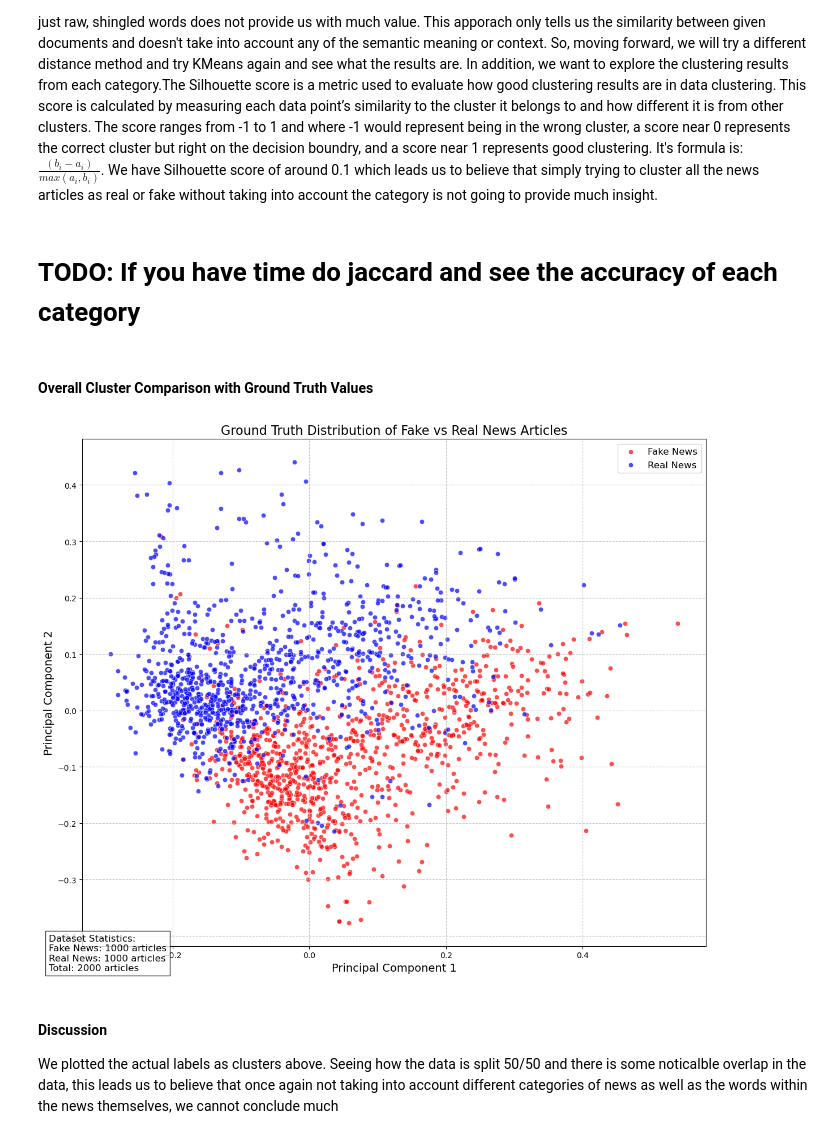
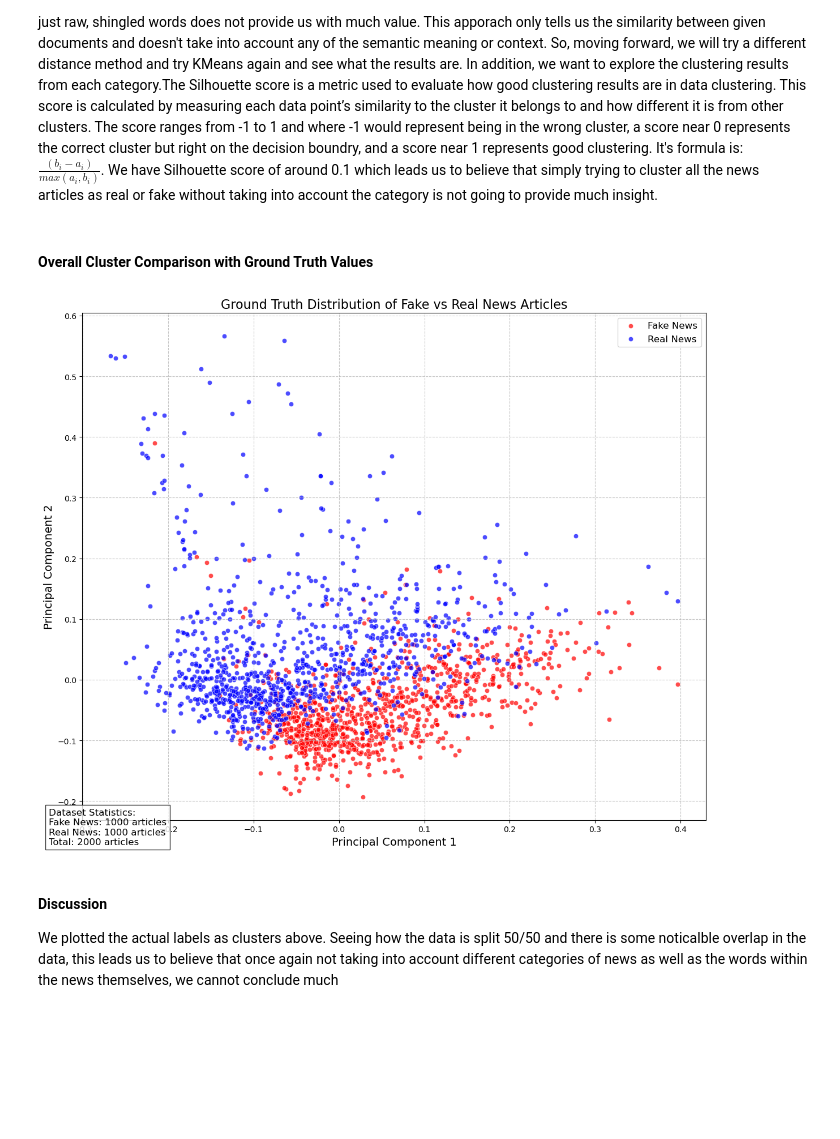
Before and after one commit to JohnDanekind/Fake-News-Unsupervised, a Jupyter notebook: src/project.ipynb, the cells around one changed output. Drawn from its saved outputs; the diff is of its cells as text; code cells hidden in the pictures; blank space fills up the shorter version.

```diff
--- a/src/project.ipynb
+++ b/src/project.ipynb
@@ -201,7 +201,7 @@ Stop words: {'t', 'before', 'will', 'd', 'do', 'any', "didn't", 'ma', 'won', 'an
 #### Implement MinHashing
 # %%
 class MinHash:
-    def __init__(self, num_hashes=100, seed=42):
+    def __init__(self, num_hashes=128, seed=42):
         """
         Initialize MinHash with specified number of hash functions
         """
@@ -268,7 +268,7 @@ class MinHash:
 ### Use Minhashing on data
 # %%
 # Create a MinHash object
-minhash = MinHash(num_hashes=100, seed=42)
+minhash = MinHash(num_hashes=128, seed=42)
 
 # Compute signitures for all docs in data set
 signitures = []
@@ -564,5 +564,3 @@ Our initial idea was to use MinHashing and document similarity as a precrusor to
-# %% [markdown]
-# TODO: If you have time do jaccard and see the accuracy of each category
 # %% [markdown]
 #### Overall Cluster Comparison with Ground Truth Values
 # %%
@@ -571,7 +569,7 @@ from sklearn.feature_extraction.text import TfidfVectorizer
 from sklearn.decomposition import PCA
 
 # Step 1: Convert text to numerical features using TF-IDF
-tfidf = TfidfVectorizer(max_features=1000, stop_words="english")
+tfidf = TfidfVectorizer(max_features=5000, stop_words="english")
 X = tfidf.fit_transform(df["content"])
 
 # Step 2: Use PCA for dimensionality reduction
@@ -589,34 +587,34 @@ for label_value in [0, 1]:
     plt.scatter(
         X_pca[mask, 0],
         X_pca[mask, 1],
         c=colors[label_value],
         label=labels[label_value],
         alpha=0.7,
         edgecolors="w",
         linewidth=0.5,
     )
 
 # Add title and labels
 plt.title("Ground Truth Distribution of Fake vs Real News Articles", fontsize=16)
 plt.xlabel("Principal Component 1", fontsize=14)
 plt.ylabel("Principal Component 2", fontsize=14)
 plt.legend(fontsize=12)
 
 # Add grid for better readability
 plt.grid(True, linestyle="--", alpha=0.7)
 
 # Add some statistics text box
 fake_count = sum(df["label"] == 0)
 real_count = sum(df["label"] == 1)
 stats_text = f"Dataset Statistics:\nFake News: {fake_count} articles\nReal News: {real_count} articles\nTotal: {len(df)} articles"
 plt.figtext(
     0.02, 0.02, stats_text, fontsize=12, bbox=dict(facecolor="white", alpha=0.8)
 )
 
 plt.tight_layout()
 plt.show()
 # %% [output]
-[figure, old version]
+[figure, new version]
 # %% [markdown]
 #### Discussion
 We plotted the actual labels as clusters above. Seeing how the data is split 50/50 and there is some noticalble overlap in the data, this leads us to believe that once again not taking into account different categories of news as well as the words within the news themselves, we cannot conclude much
```
Also changed, not shown: parts of 10 cells of this notebook.
